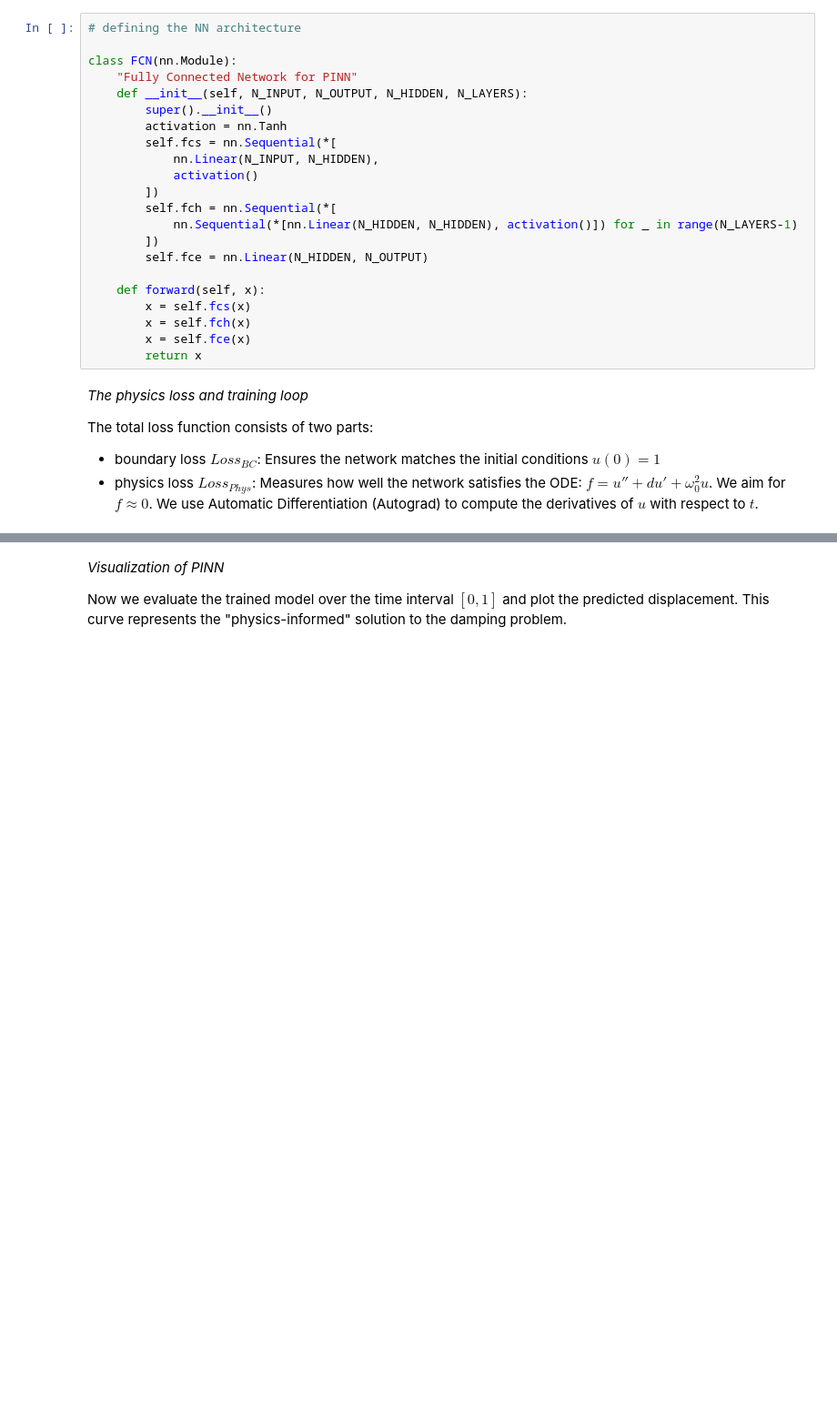
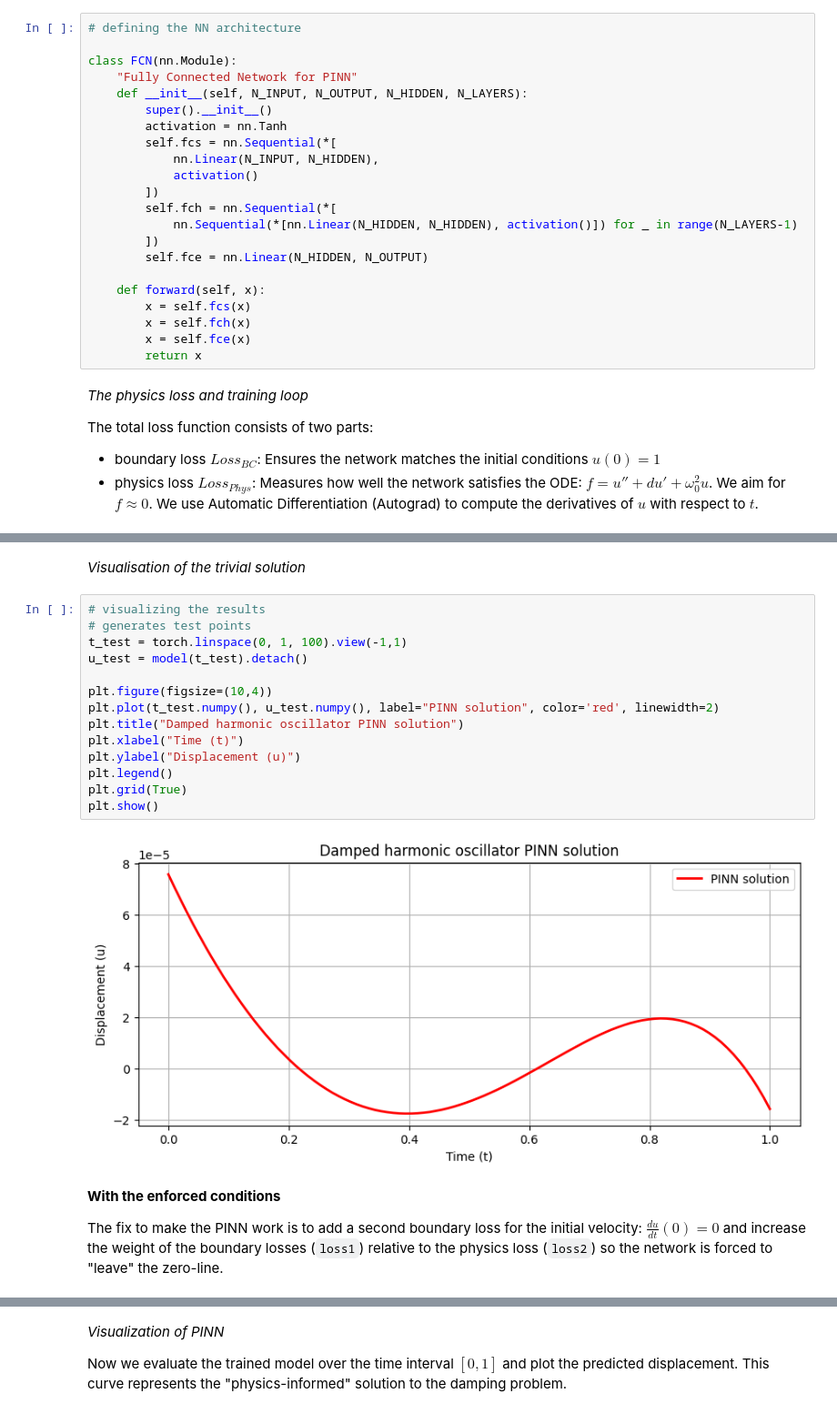
Before and after one commit to ki-kit/bachelors-thesis, a Jupyter notebook: HO.ipynb, the cells around one changed output, grey strips where cells are left out. Shown at 91% size. Saved outputs shown, nothing was run; the diff lists cells and outputs as text; blank space fills up the shorter version.

```diff
--- a/HO.ipynb
+++ b/HO.ipynb
@@ -101,3 +156,25 @@ We use Automatic Differentiation (Autograd) to compute the derivatives of $u$ wi
+# %% [markdown]
+*Visualisation of the trivial solution*
+# %%
+# visualizing the results
+# generates test points
+t_test = torch.linspace(0, 1, 100).view(-1,1)
+u_test = model(t_test).detach()
+
+plt.figure(figsize=(10,4))
+plt.plot(t_test.numpy(), u_test.numpy(), label="PINN solution", color='red', linewidth=2)
+plt.title("Damped harmonic oscillator PINN solution")
+plt.xlabel("Time (t)")
+plt.ylabel("Displacement (u)")
+plt.legend()
+plt.grid(True)
+plt.show()
+# %% [output]
+[figure, added]
+# %% [markdown]
+**With the enforced conditions**
+
+The fix to make the PINN work is to add a second boundary loss for the initial velocity: $\frac{du}{dt}(0) = 0$ and increase the weight of the boundary losses (`loss1`) relative to the physics loss (`loss2`) so the network is forced to "leave" the zero-line.
 # %%
 # the physics loss and training loop
 # oscillator's constants
```
Also changed, not shown: parts of 4 cells of this notebook.
